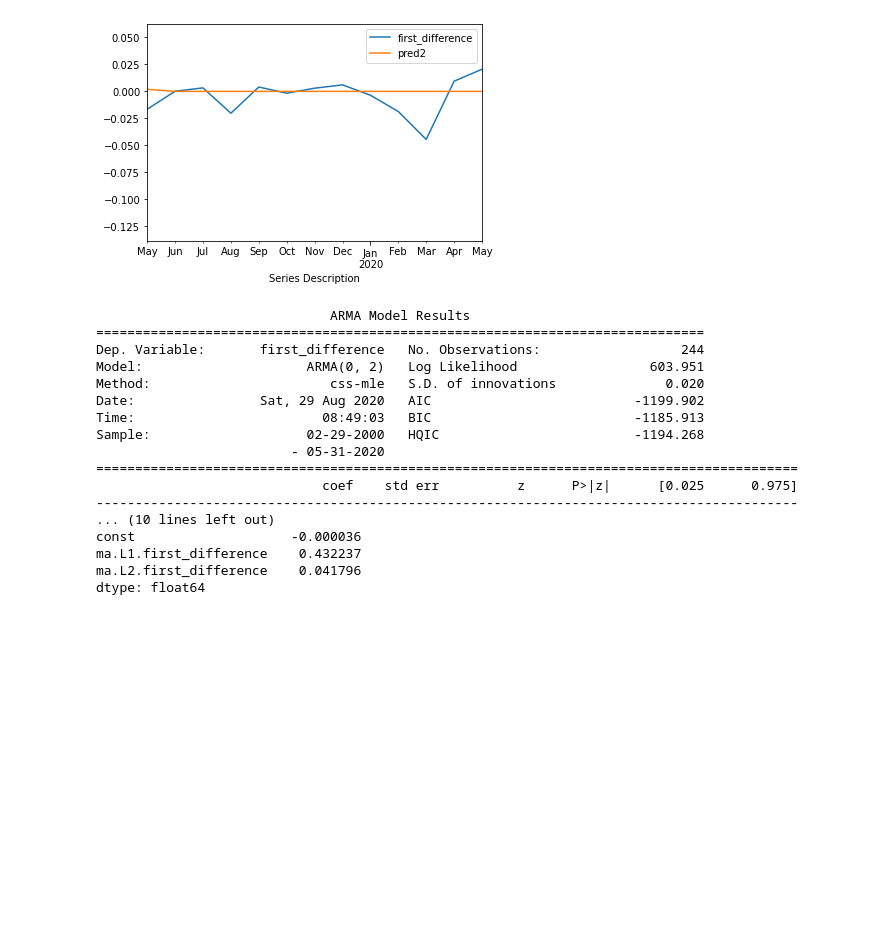
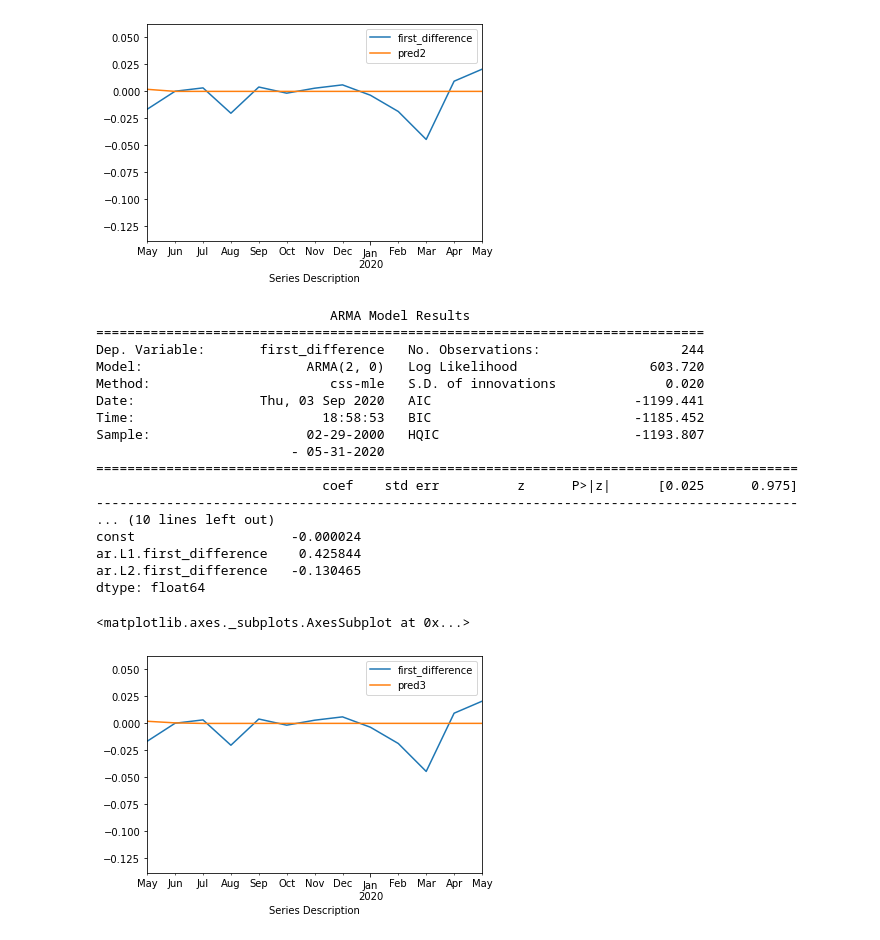
Before and after one commit to marmistead91/Foreign-Exchange-Rates-Time-Series, a Jupyter notebook: Time Series.ipynb, the cells around one changed output. Saved outputs shown, nothing was run; the diff lists cells and outputs as text; code cells hidden in the pictures; blank space fills up the shorter version.

```diff
--- a/Time Series.ipynb
+++ b/Time Series.ipynb
@@ -666,30 +666,34 @@ mod_arma = ARMA(month_aus.first_difference.dropna(inplace=False), order=(2,0))
 res_arma3 = mod_arma.fit()
 
 # Print out summary information on the fit
-print(res_arma.summary())
+print(res_arma3.summary())
 
 # Print out the estimate for the constant and for theta
-print(res_arma.params)
+print(res_arma3.params)
 # %% [output]
                               ARMA Model Results
 ==============================================================================
 Dep. Variable:       first_difference   No. Observations:                  244
-Model:                     ARMA(0, 2)   Log Likelihood                 603.951
+Model:                     ARMA(2, 0)   Log Likelihood                 603.720
 Method:                       css-mle   S.D. of innovations              0.020
-Date:                Sat, 29 Aug 2020   AIC                          -1199.902
-Time:                        08:49:03   BIC                          -1185.913
-Sample:                    02-29-2000   HQIC                         -1194.268
+Date:                Thu, 03 Sep 2020   AIC                          -1199.441
+Time:                        18:58:53   BIC                          -1185.452
+Sample:                    02-29-2000   HQIC                         -1193.807
                          - 05-31-2020
 ==========================================================================================
                              coef    std err          z      P>|z|      [0.025      0.975]
 ------------------------------------------------------------------------------------------
 ... (10 lines left out)
-const                    -0.000036
-ma.L1.first_difference    0.432237
-ma.L2.first_difference    0.041796
+const                    -0.000024
+ar.L1.first_difference    0.425844
+ar.L2.first_difference   -0.130465
 dtype: float64
-# %%
-month_aus['pred3']=res_arma3
+# %%
+month_aus['pred3']=res_arma3.predict(start='2019-05-31',end='2020-05-31', dynamic=True)
+month_aus[['first_difference','pred3']].plot(xlim=['2019-05-31','2020-05-31'])
+# %% [output]
+<matplotlib.axes._subplots.AxesSubplot at 0x...>
+[figure, added]
 # %%
 # Fit an MA(1) model to the first simulated data
 mod_arma = ARMA(month_aus.first_difference.dropna(inplace=False), order=(0,2))
```
Also changed, not shown: parts of 7 cells of this notebook.
